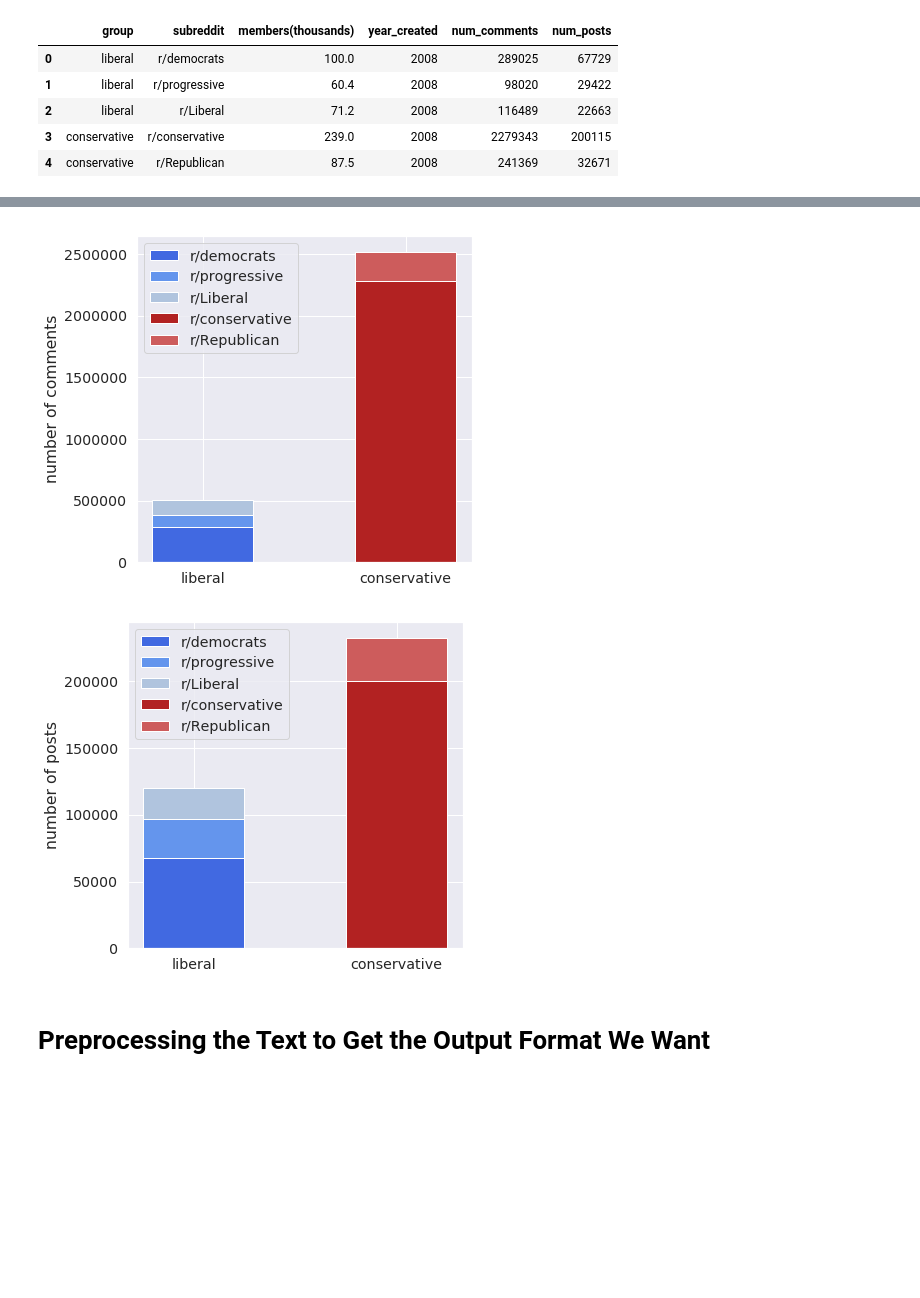
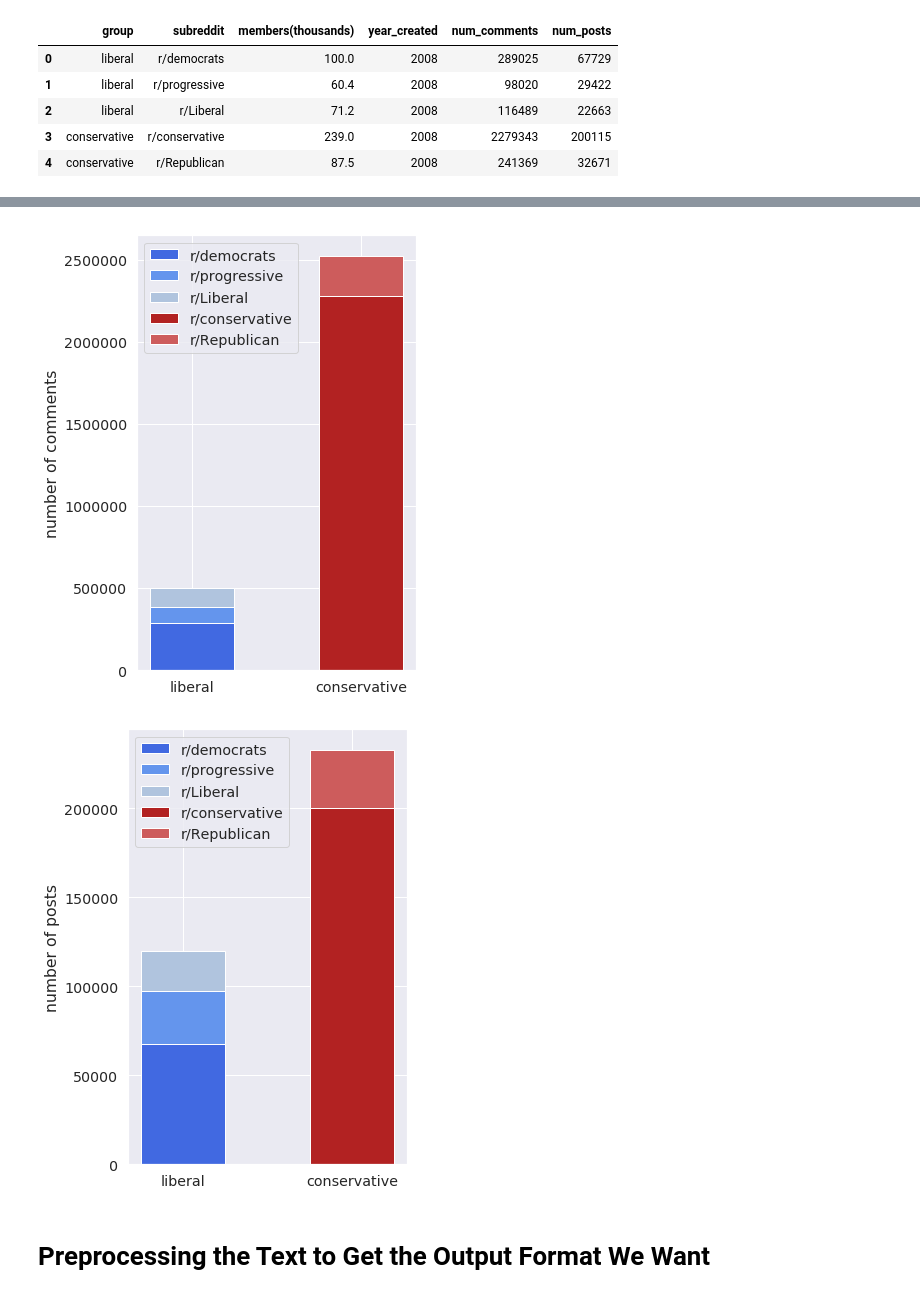
Before and after one commit to Alpha-1787/W266-Final-Project, a Jupyter notebook: Adam-FinalProject.ipynb, the cells around one changed output, grey strips where cells are left out. Drawn from its saved outputs; the diff is of its cells as text; code cells hidden in the pictures; blank space fills up the shorter version.

```diff
--- a/Adam-FinalProject.ipynb
+++ b/Adam-FinalProject.ipynb
@@ -168,29 +169,30 @@ plt.show()
 # %%
 # Values of each group
 democrats = [meta_data.num_comments[0], 0]
 progressive = [meta_data.num_comments[1], 0]
 Liberal = [meta_data.num_comments[2], 0]
 conservative = [0, meta_data.num_comments[3]]
 Repulican = [0, meta_data.num_comments[4]]
+r = ['liberal', 'conservative']
 
-plt.figure(figsize=(6,6))
+plt.figure(figsize=(5,8))
 sns.set(font_scale=1.3)
 
 # Create bars
 plt.bar(r, democrats, color='royalblue', edgecolor='white',width=0.5)
 plt.bar(r, progressive, bottom=democrats, color='cornflowerblue', edgecolor='white',width=0.5)
 plt.bar(r, Liberal, bottom=np.add(democrats, progressive).tolist(), color='lightsteelblue', edgecolor='white',width=0.5)
 plt.bar(r, conservative, color='firebrick', edgecolor='white',width=0.5)
 plt.bar(r, Repulican, bottom=conservative, color='indianred', edgecolor='white', width=0.5)
 
 plt.xticks([0,1], ['liberal','conservative'])
 plt.ylabel("number of comments")
 plt.legend(meta_data['subreddit'])
 
 # Show graphic
 plt.show()
 # %% [output]
-[figure, old version]
+[figure, new version]
 # %%
 # Values of each group
 democrats = [meta_data.num_posts[0], 0]
@@ -198,8 +200,9 @@ progressive = [meta_data.num_posts[1], 0]
 Liberal = [meta_data.num_posts[2], 0]
 conservative = [0, meta_data.num_posts[3]]
 Repulican = [0, meta_data.num_posts[4]]
+r = ['liberal', 'conservative']
 
-plt.figure(figsize=(6,6))
+plt.figure(figsize=(5,8))
 sns.set(font_scale=1.3)
 
 # Create bars
@@ -216,7 +219,7 @@ plt.legend(meta_data['subreddit'])
 # Show graphic
 plt.show()
 # %% [output]
-[figure, old version]
+[figure, new version]
 # %% [markdown]
 # Preprocessing the Text to Get the Output Format We Want
 # %%
```
Also changed, not shown: parts of 39 cells of this notebook, 1 other file.
